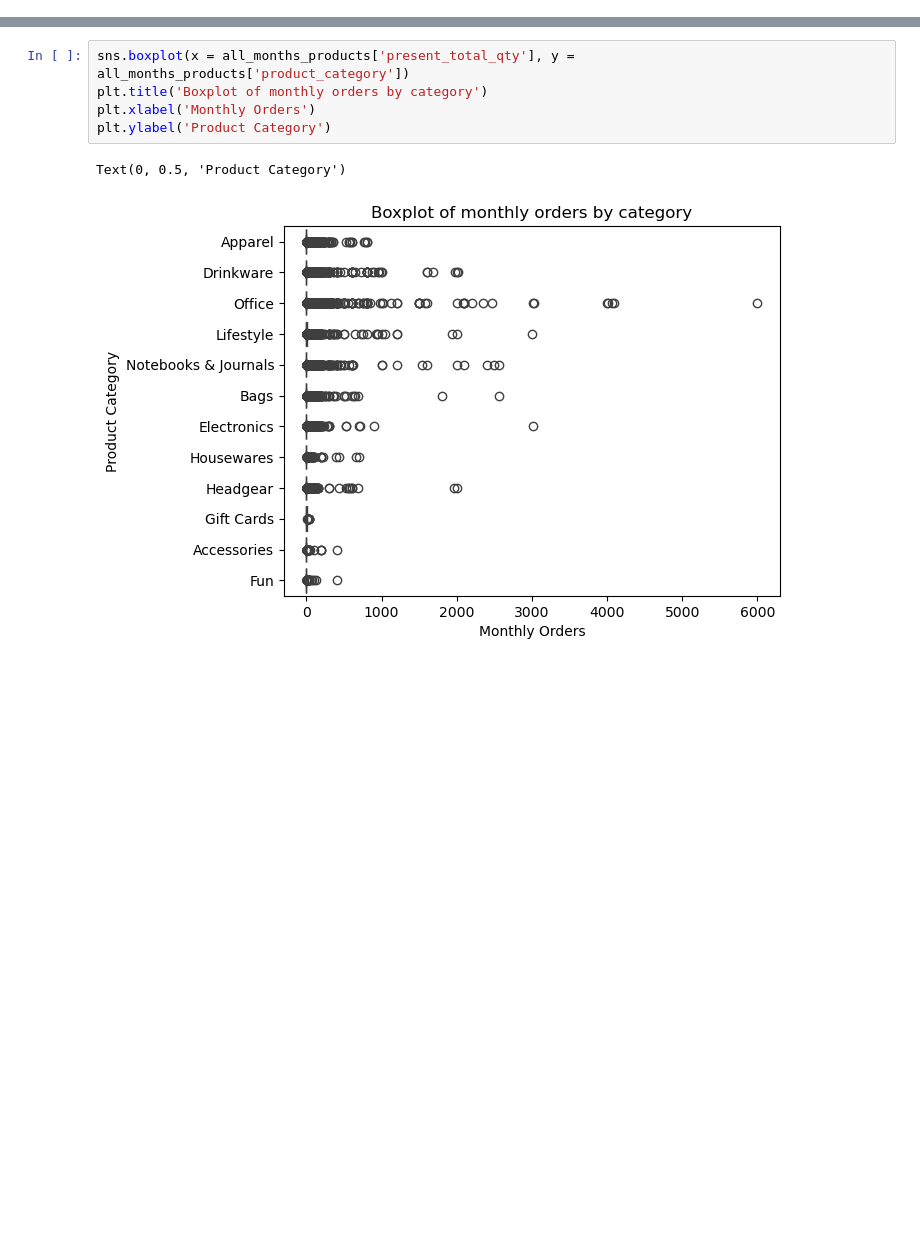
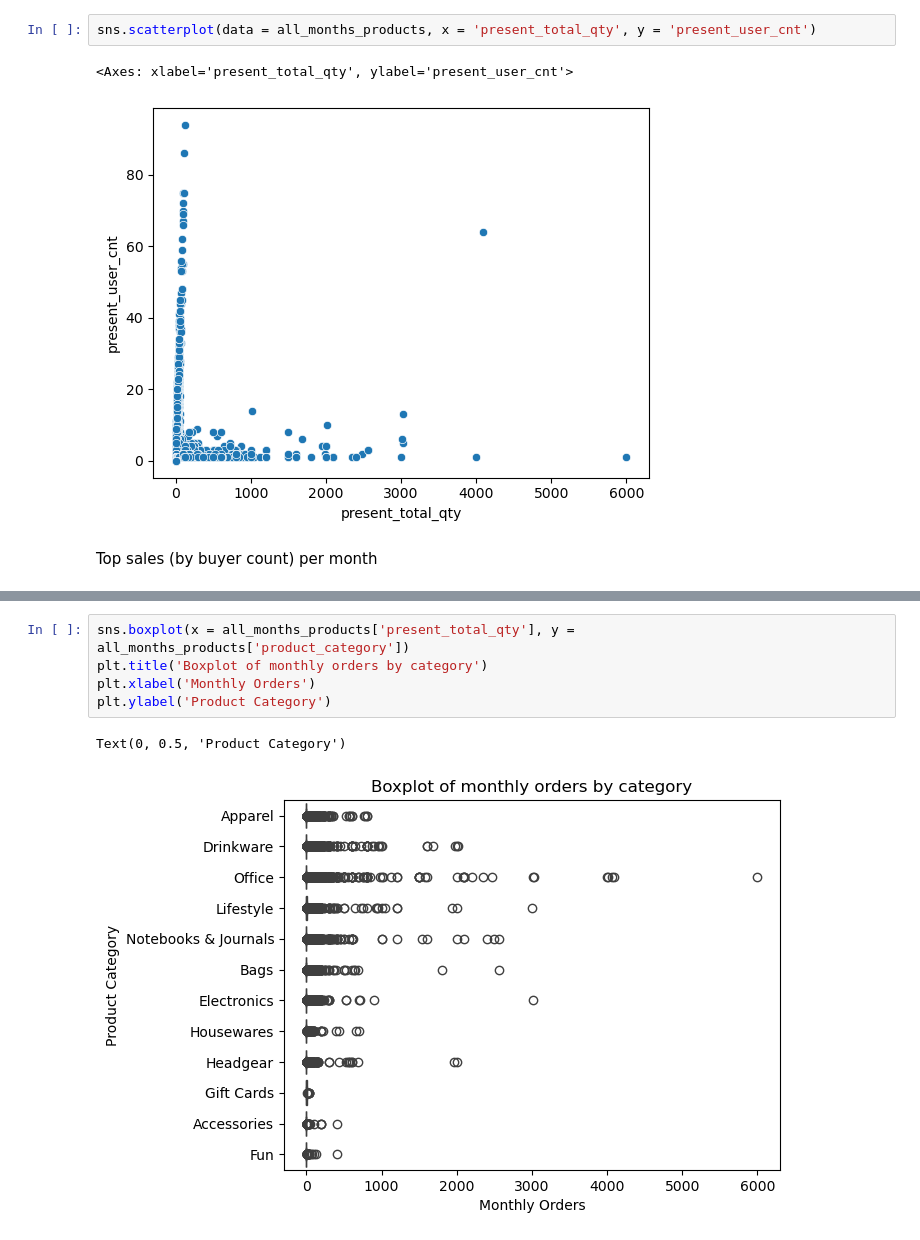
Before and after one commit to woobrandon/DSA3101-Potato-Wedges, a Jupyter notebook: SubgroupB/DemandForecasting.ipynb, the cells around one changed output, grey strips where cells are left out. Drawn from its saved outputs; the diff is of its cells as text; blank space fills up the shorter version.

```diff
--- a/SubgroupB/DemandForecasting.ipynb
+++ b/SubgroupB/DemandForecasting.ipynb
@@ -392,0 +378,7 @@ Text(0, 0.5, 'Product Category')
+# %%
+sns.scatterplot(data = all_months_products, x = 'present_total_qty', y = 'present_user_cnt')
+# %% [output]
+<Axes: xlabel='present_total_qty', ylabel='present_user_cnt'>
+[figure, added]
+# %% [markdown]
+Top sales (by buyer count) per month
```
Also changed, not shown: parts of 110 cells of this notebook, 2 other files.
